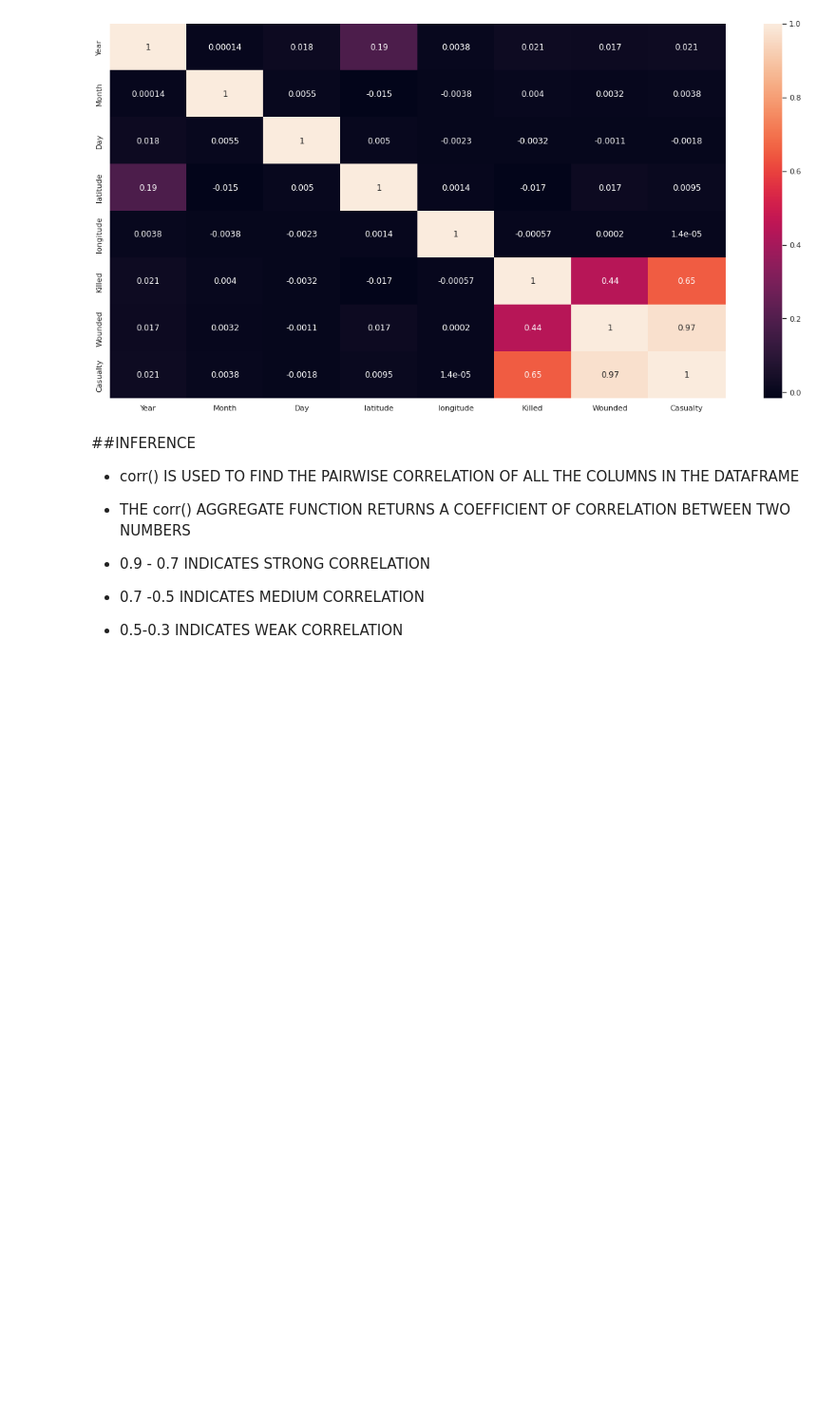
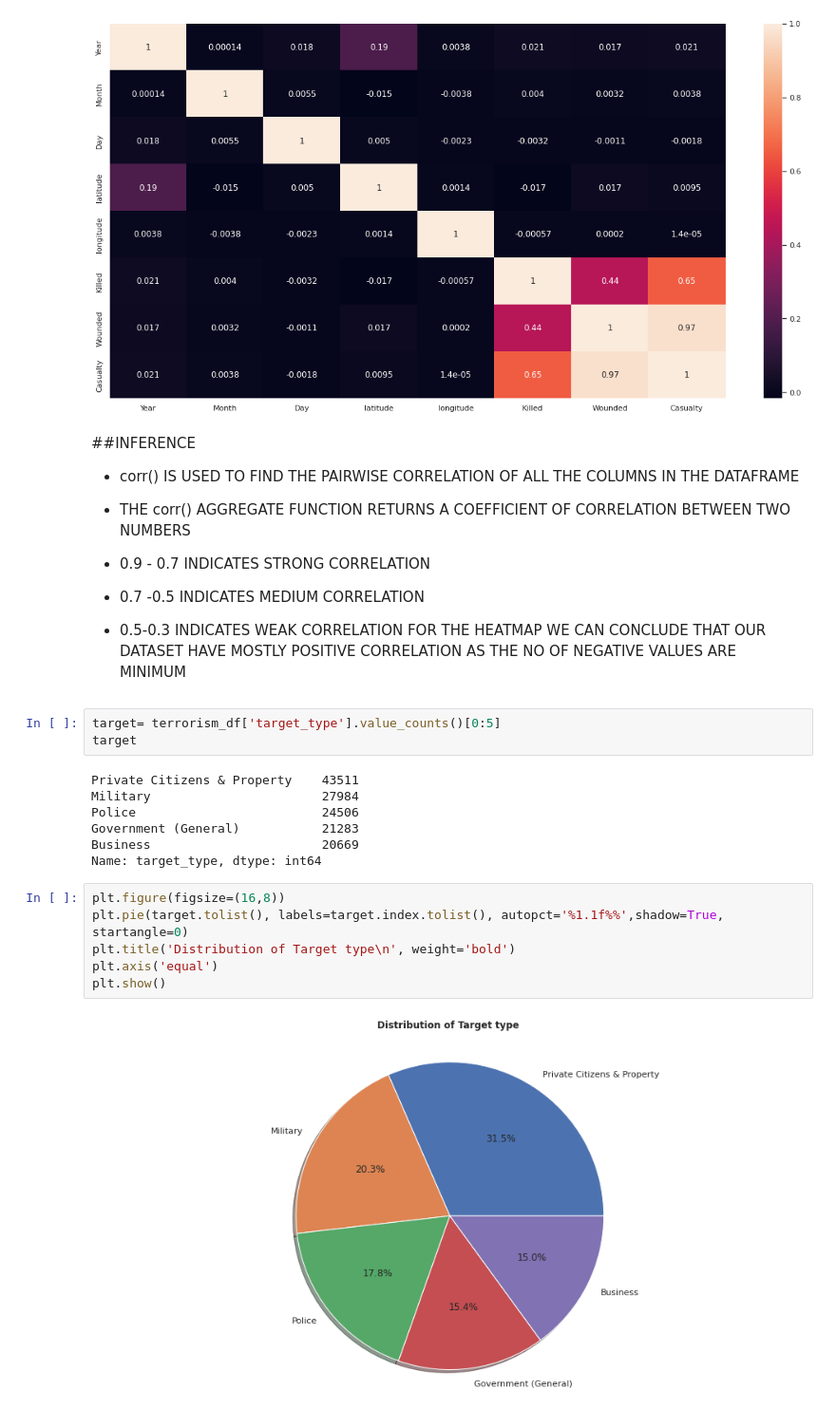
Before and after one commit to TEJU1211/GLOBAL-TERRORISM-ATTACKS--EDA, a Jupyter notebook: Individual_Notebook(Global_Terrorism_Analysis_)(_Capstone_Project.ipynb, the cells around one changed output. Shown at 95% size. Drawn from its saved outputs; the diff is of its cells as text; blank space fills up the shorter version.

```diff
--- a/Individual_Notebook(Global_Terrorism_Analysis_)(_Capstone_Project.ipynb
+++ b/Individual_Notebook(Global_Terrorism_Analysis_)(_Capstone_Project.ipynb
@@ -882,3 +894,22 @@ dataplot= sns.heatmap(terrorism_df.corr(), annot = True)
 
 
 * 0.5-0.3 INDICATES WEAK CORRELATION
+FOR THE HEATMAP WE CAN CONCLUDE THAT OUR DATASET HAVE MOSTLY POSITIVE CORRELATION AS THE NO OF NEGATIVE VALUES ARE MINIMUM
+# %%
+target= terrorism_df['target_type'].value_counts()[0:5]
+target
+# %% [output]
+Private Citizens & Property    43511
+Military                       27984
+Police                         24506
+Government (General)           21283
+Business                       20669
+Name: target_type, dtype: int64
+# %%
+plt.figure(figsize=(16,8))
+plt.pie(target.tolist(), labels=target.index.tolist(), autopct='%1.1f%%',shadow=True, startangle=0)
+plt.title('Distribution of Target type\n', weight='bold')
+plt.axis('equal')
+plt.show()
+# %% [output]
+[figure, added]
```
Also changed, not shown: parts of 15 cells of this notebook.
